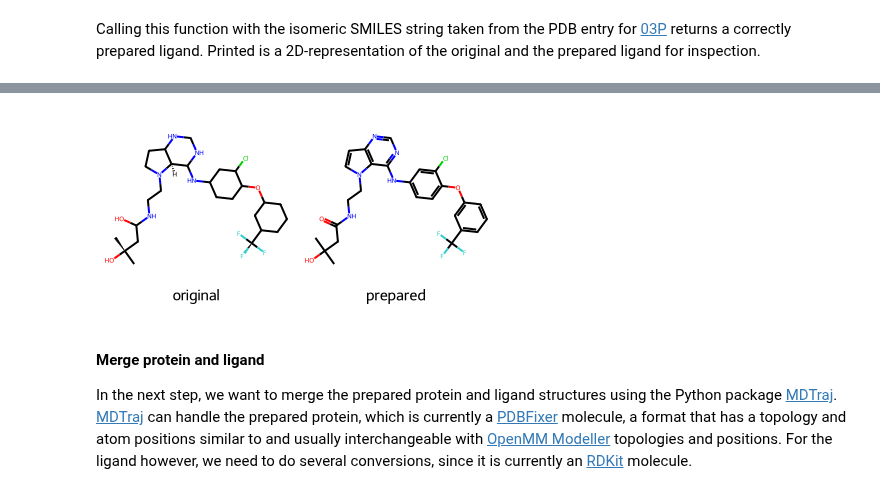
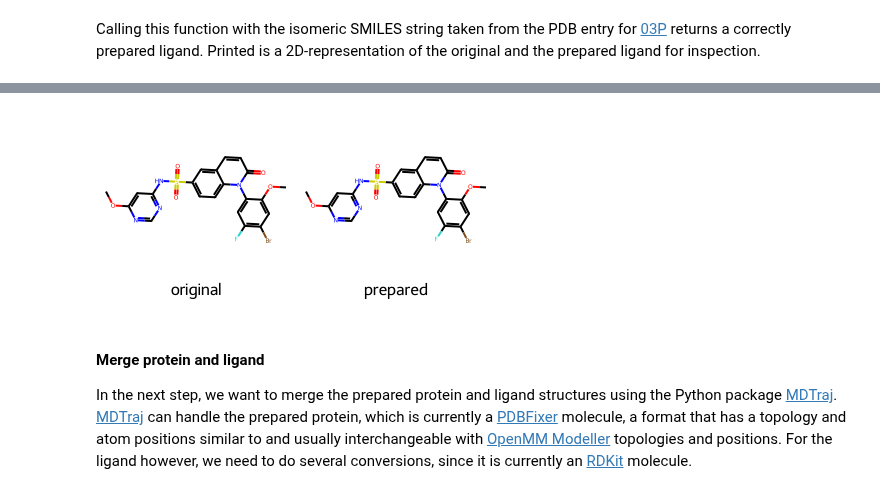
Before and after one commit to shreekumaresan/CADD_BioinformaticsInsights, a Jupyter notebook: md/T019_md_simulation_talktorial.ipynb, the cells around one changed output, grey strips where cells are left out. Drawn from its saved outputs; the diff is of its cells as text; code cells hidden in the pictures.

```diff
--- a/md/T019_md_simulation_talktorial.ipynb
+++ b/md/T019_md_simulation_talktorial.ipynb
@@ -85,8 +85,8 @@ DATA.mkdir(exist_ok=True)
 ### Download PDB file
 The Protein Data Bank ([PDB](https://www.rcsb.org/)) allows for easy downloading of files via url.
 # %%
-pdbid = "3POZ"
-ligand_name = "03P"
+pdbid = "CHEMBL3904647_1_cmpx"
+ligand_name = "UNL"
 pdb_path = DATA / f"{pdbid}.pdb"
 pdb_url = f"https://files.rcsb.org/download/{pdbid}.pdb"
 # %%
@@ -215,6 +213,6 @@ def prepare_ligand(pdb_file, resname, smiles, depict=True):
 # %% [markdown]
 Calling this function with the isomeric SMILES string taken from the PDB entry for [03P](https://www.rcsb.org/ligand/03P) returns a correctly prepared ligand. Printed is a 2D-representation of the original and the prepared ligand for inspection.
 # %%
-smiles = "CC(C)(O)CC(=O)NCCn1ccc2ncnc(Nc3ccc(Oc4cccc(c4)C(F)(F)F)c(Cl)c3)c12"
+smiles = "COc1cc(NS(=O)(=O)c2ccc3c(ccc(=O)n3-c3cc(F)c(Br)cc3OC)c2)ncn1"
 rdkit_ligand = prepare_ligand(pdb_path, ligand_name, smiles)
 # %% [output]
@@ -222,4 +219,4 @@ rdkit_ligand = prepare_ligand(pdb_path, ligand_name, smiles)
-[figure, old version]
+[figure, new version]
 # %% [markdown]
 #### Merge protein and ligand
 
```
Also changed, not shown: parts of 6 cells of this notebook.
